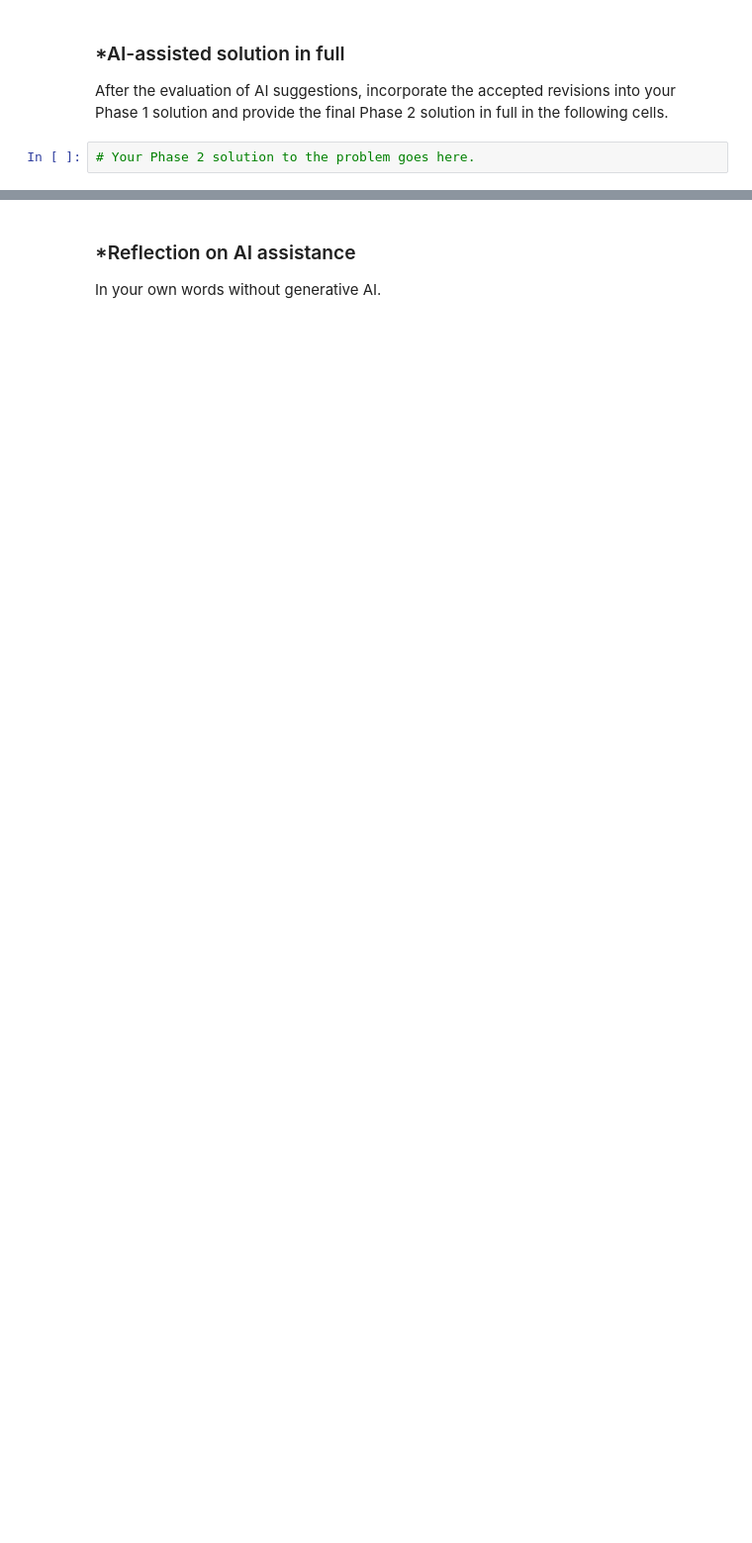
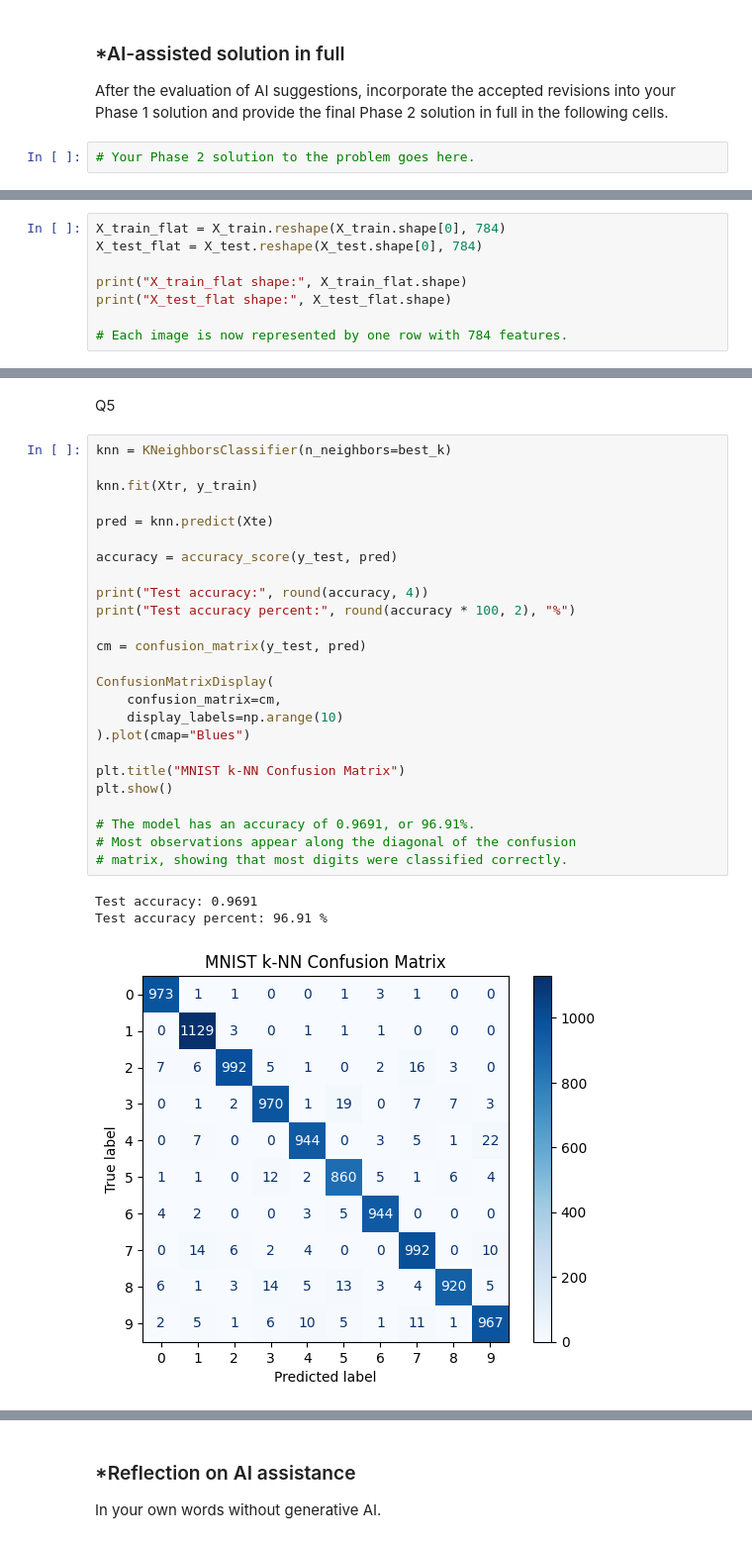
Before and after one commit to EvilSauce/L01-cv, a Jupyter notebook: L01_cv.ipynb, the cells around one changed output, grey strips where cells are left out. Shown at 99% size. Saved outputs shown, nothing was run; the diff lists cells and outputs as text; blank space fills up the shorter version.

```diff
--- a/L01_cv.ipynb
+++ b/L01_cv.ipynb
@@ -178,0 +232,8 @@ After the evaluation of AI suggestions, incorporate the accepted revisions into
+# %%
+X_train_flat = X_train.reshape(X_train.shape[0], 784)
+X_test_flat = X_test.reshape(X_test.shape[0], 784)
+
+print("X_train_flat shape:", X_train_flat.shape)
+print("X_test_flat shape:", X_test_flat.shape)
+
+# Each image is now represented by one row with 784 features.
@@ -178,0 +284,31 @@ After the evaluation of AI suggestions, incorporate the accepted revisions into
+# %% [markdown]
+Q5
+# %%
+knn = KNeighborsClassifier(n_neighbors=best_k)
+
+knn.fit(Xtr, y_train)
+
+pred = knn.predict(Xte)
+
+accuracy = accuracy_score(y_test, pred)
+
+print("Test accuracy:", round(accuracy, 4))
+print("Test accuracy percent:", round(accuracy * 100, 2), "%")
+
+cm = confusion_matrix(y_test, pred)
+
+ConfusionMatrixDisplay(
+    confusion_matrix=cm,
+    display_labels=np.arange(10)
+).plot(cmap="Blues")
+
+plt.title("MNIST k-NN Confusion Matrix")
+plt.show()
+
+# The model has an accuracy of 0.9691, or 96.91%.
+# Most observations appear along the diagonal of the confusion
+# matrix, showing that most digits were classified correctly.
+# %% [output]
+Test accuracy: 0.9691
+Test accuracy percent: 96.91 %
+[figure, added]
```
Also changed, not shown: parts of 22 cells of this notebook.
